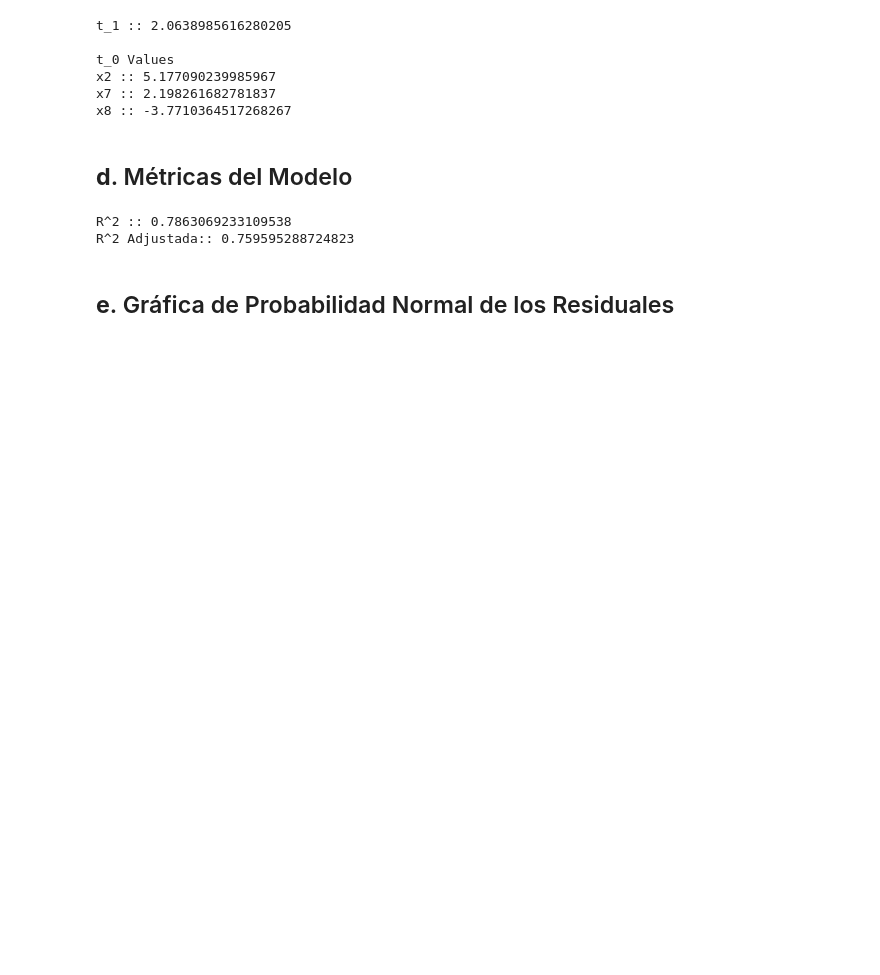
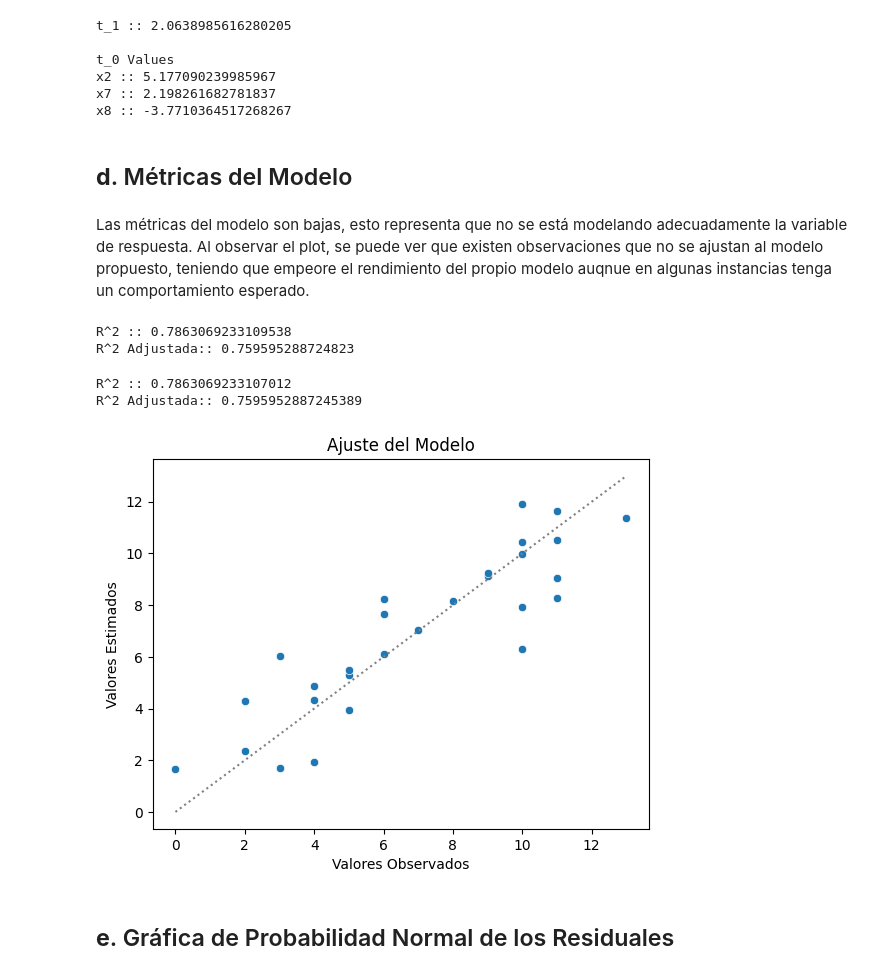
Before and after one commit to alexisuaguilaru/EstadisticaMultivariada, a Jupyter notebook: RegresionMultiple/Tareas/Tarea_01.ipynb, the cells around one changed output. Cells and saved outputs as stored; diff of their text form; code cells hidden in the pictures; blank space fills up the shorter version.

Commit message:
MOD at incisos del a al d del ejercicio 01 de tarea para añadir comentarios y observaciones

```diff
--- a/RegresionMultiple/Tareas/Tarea_01.ipynb
+++ b/RegresionMultiple/Tareas/Tarea_01.ipynb
@@ -65,4 +70,19 @@ LinearModel = smf.ols(
     f"{TargetLabel} ~ " + ' + '.join(FeaturesModel),
     data = DatasetFutbol,
 ).fit()
+# %%
+# Ajuste de Modelo de forma Manual
+
+SizeN = DatasetFutbol.shape[0]
+
+DataMatrixX = np.concat(
+        [
+            np.ones((SizeN,1)),
+            DatasetFutbol[FeaturesModel].to_numpy()
+        ],
+        axis=1,
+    )
+RealValuesY = DatasetFutbol[[TargetLabel]].to_numpy()
+
+EstimateBetas = np.linalg.inv(DataMatrixX.T@DataMatrixX) @ DataMatrixX.T @ RealValuesY
 # %%
@@ -168,4 +302,6 @@ x7 :: 2.198261682781837
 x8 :: -3.7710364517268267
 # %% [markdown]
 ## **d**. Métricas del Modelo
+# %% [markdown]
+Las métricas del modelo son bajas, esto representa que no se está modelando adecuadamente la variable de respuesta. Al observar el plot, se puede ver que existen observaciones que no se ajustan al modelo propuesto, teniendo que empeore el rendimiento del propio modelo auqnue en algunas instancias tenga un comportamiento esperado.
 # %%
@@ -174,6 +312,42 @@ print(f'R^2 Adjustada:: {LinearModel.rsquared_adj}')
 # %% [output]
 R^2 :: 0.7863069233109538
 R^2 Adjustada:: 0.759595288724823
+# %%
+# Scores usando Operaciones Manuales
+
+RSquared = float.__truediv__(*ANOVA_Manual['Suma de Cuadrados'][['Regresión','Total']])
+RSquared_Adj = 1-((1-RSquared)*ANOVA_Manual.loc['Total','Grados de Libertad'])/(ANOVA_Manual.loc['Residuales','Grados de Libertad'])
+
+print(f'R^2 :: {RSquared}')
+print(f'R^2 Adjustada:: {RSquared_Adj}')
+# %% [output]
+R^2 :: 0.7863069233107012
+R^2 Adjustada:: 0.7595952887245389
+# %%
+# Plot de los valores esperados (observados) y estimados
+
+fig , axes = plt.subplots()
+
+EstimateValuesY = DataMatrixX@EstimateBetas
+sns.scatterplot(
+    x=RealValuesY[:,0],
+    y=EstimateValuesY[:,0],
+    ax=axes,
+)
+
+IdentityValues = np.linspace(min(RealValuesY),max(RealValuesY))
+sns.lineplot(
+    x=IdentityValues[:,0],
+    y=IdentityValues[:,0],
+    color='gray',
+    linestyle=':',
+)
+
+axes.set_title('Ajuste del Modelo')
+axes.set_xlabel('Valores Observados')
+axes.set_ylabel('Valores Estimados');
+# %% [output]
+[figure, added]
 # %% [markdown]
 ## **e**. Gráfica de Probabilidad Normal de los Residuales
 # %%
```
Also changed, not shown: parts of 15 cells of this notebook.
